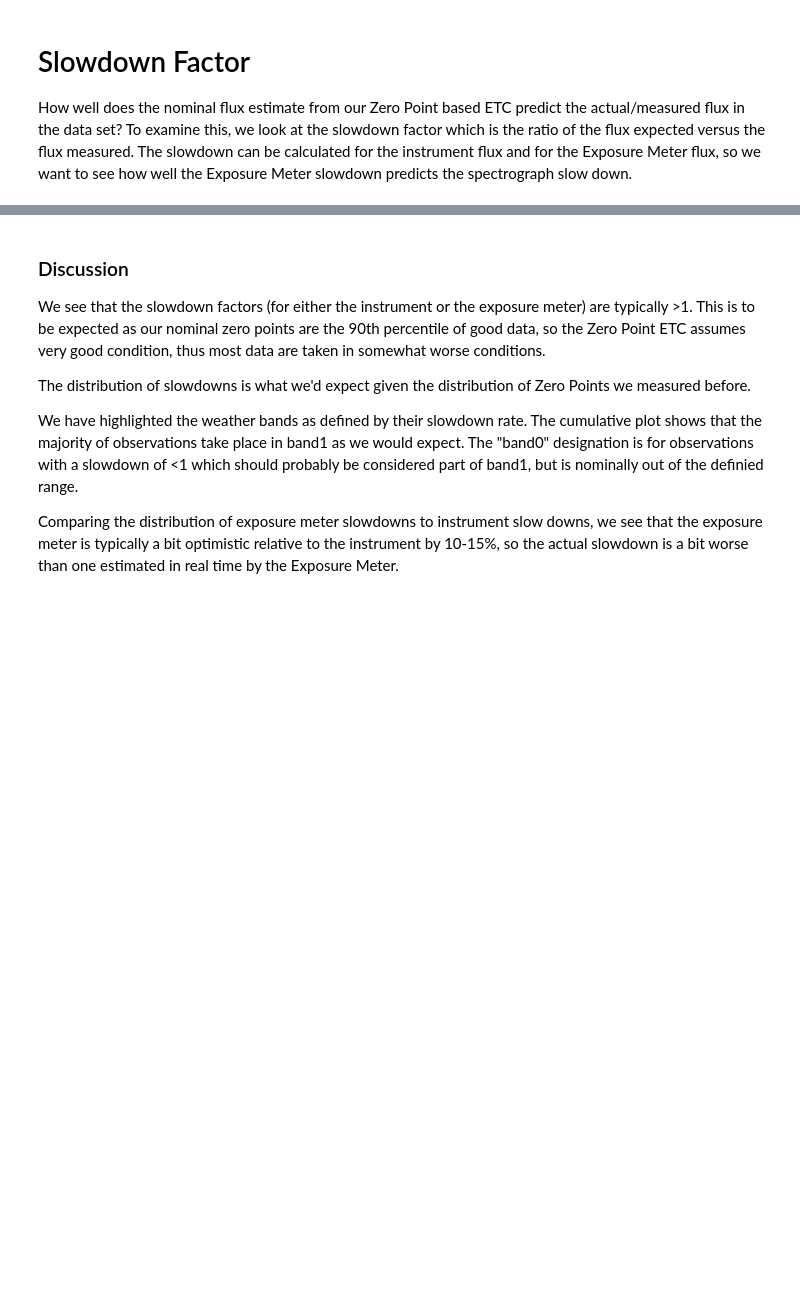
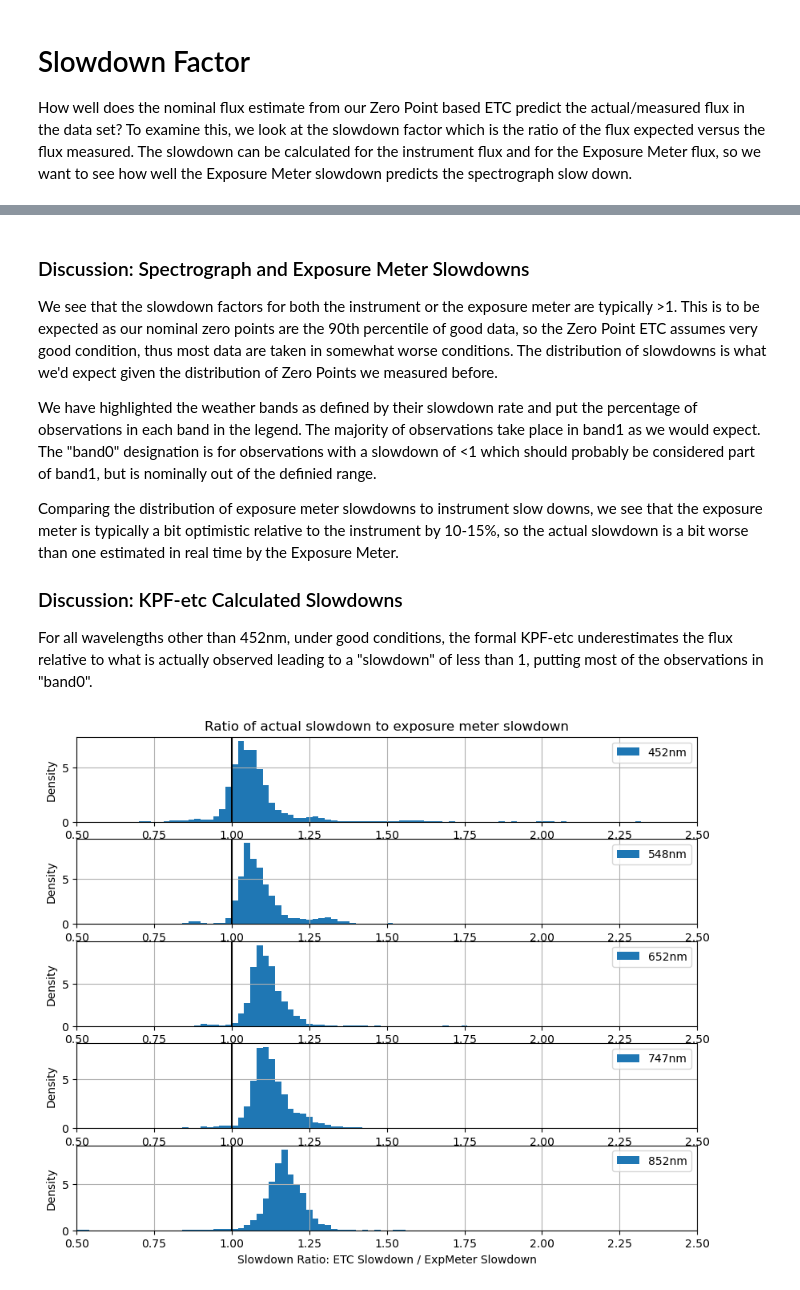
Before and after one commit to joshwalawender/KPF-ZPETC, a Jupyter notebook: 5-ETCs.ipynb, the cells around one changed output, grey strips where cells are left out. Saved outputs shown, nothing was run; the diff lists cells and outputs as text; code cells hidden in the pictures; blank space fills up the shorter version.

```diff
--- a/5-ETCs.ipynb
+++ b/5-ETCs.ipynb
@@ -69,0 +88,26 @@ EMADU2/EMADU
+# %%
+def read_GminusV_table():
+    '''Table of data from:
+    https://www.pas.rochester.edu/~emamajek/EEM_dwarf_UBVIJHK_colors_Teff.txt
+    '''
+    table_file = Path('data/EEM_dwarf_UBVIJHK_colors_Teff.txt')
+    if table_file.exists() is False:
+        return 0
+    t = Table.read(table_file, format='ascii')
+    filtered = t[t['G-V'] != '...']
+    return filtered
+
+filtered = read_GminusV_table()
+
+def get_GminusV(Teff):
+    Teff_diff = abs(filtered['Teff'] - Teff)
+    ind = np.argmin(Teff_diff)
+    GminusV = float(filtered[ind]['G-V'])
+    return GminusV
+
+def Vmag(Gmag, Teff):
+    return Gmag - get_GminusV(Teff)
+# %%
+# Add Vmag as column
+vmag_data = [Vmag(row['GAIAMAG'], row['TARGTEFF']) for row in t]
+t.add_column(MaskedColumn(vmag_data, name=f'VMAG'))
@@ -144,10 +206,31 @@ for wav in wavs:
 # %% [markdown]
-### Discussion
+### Discussion: Spectrograph and Exposure Meter Slowdowns
 
-We see that the slowdown factors (for either the instrument or the exposure meter) are typically >1.  This is to be expected as our nominal zero points are the 90th percentile of good data, so the Zero Point ETC assumes very good condition, thus most data are taken in somewhat worse conditions.
+We see that the slowdown factors for both the instrument or the exposure meter are typically >1.  This is to be expected as our nominal zero points are the 90th percentile of good data, so the Zero Point ETC assumes very good condition, thus most data are taken in somewhat worse conditions.  The distribution of slowdowns is what we'd expect given the distribution of Zero Points we measured before.
 
-The distribution of slowdowns is what we'd expect given the distribution of Zero Points we measured before.
-
-We have highlighted the weather bands as defined by their slowdown rate.  The cumulative plot shows that the majority of observations take place in band1 as we would expect.  The "band0" designation is for observations with a slowdown of <1 which should probably be considered part of band1, but is nominally out of the definied range.
+We have highlighted the weather bands as defined by their slowdown rate and put the percentage of observations in each band in the legend.  The majority of observations take place in band1 as we would expect.  The "band0" designation is for observations with a slowdown of <1 which should probably be considered part of band1, but is nominally out of the definied range.
 
 Comparing the distribution of exposure meter slowdowns to instrument slow downs, we see that the exposure meter is typically a bit optimistic relative to the instrument by 10-15%, so the actual slowdown is a bit worse than one estimated in real time by the Exposure Meter.
+
+### Discussion: KPF-etc Calculated Slowdowns
+
+For all wavelengths other than 452nm, under good conditions, the formal KPF-etc underestimates the flux relative to what is actually observed leading to a "slowdown" of less than 1, putting most of the observations in "band0".
+# %%
+plt.figure(figsize=(10,8))
+for i,wav in enumerate(wavs):
+    plt.subplot(5,1,i+1)
+    EMbin = best_EMbin[wav]
+    if i==0: plt.title(f"Ratio of actual slowdown to exposure meter slowdown")
+    ratio = t[f'SD-ZP-etc-{wav}']/t[f'SD-ZP-etc-EM{EMbin}']
+    mask = t[f'SD-ZP-etc-{wav}'].mask | t[f'SD-ZP-etc-EM{EMbin}'].mask
+    bins=np.arange(0,max(ratio[~mask]),0.02)
+    plt.hist(ratio[~mask], bins=bins, density=True, label=f'{wav}nm')
+    plt.axvline(1.0, color='k')
+    plt.legend(loc='best')
+    plt.xlim(0.5,2.5)
+    plt.ylabel('Density')
+    plt.grid()
+plt.xlabel('Slowdown Ratio: ETC Slowdown / ExpMeter Slowdown')
+plt.show()
+# %% [output]
+[figure, added]
```
Also changed, not shown: parts of 17 cells of this notebook, 8 other files.
